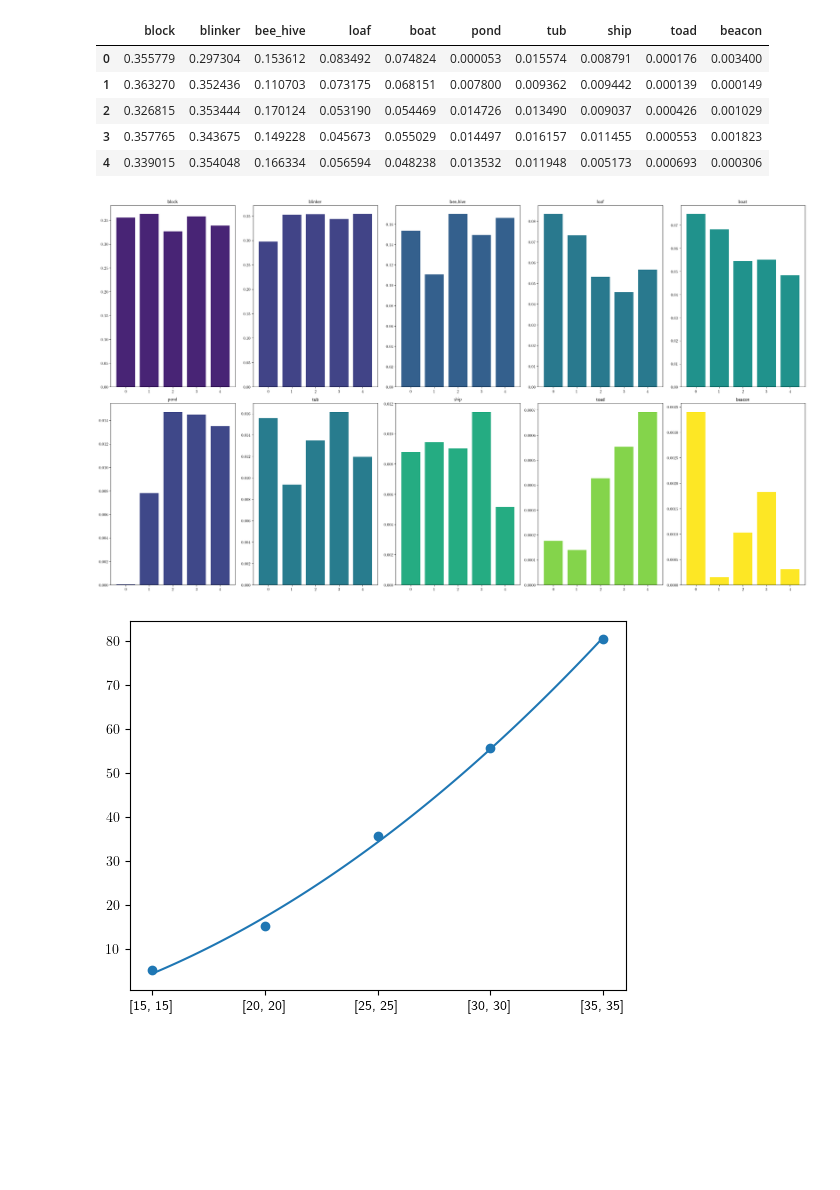
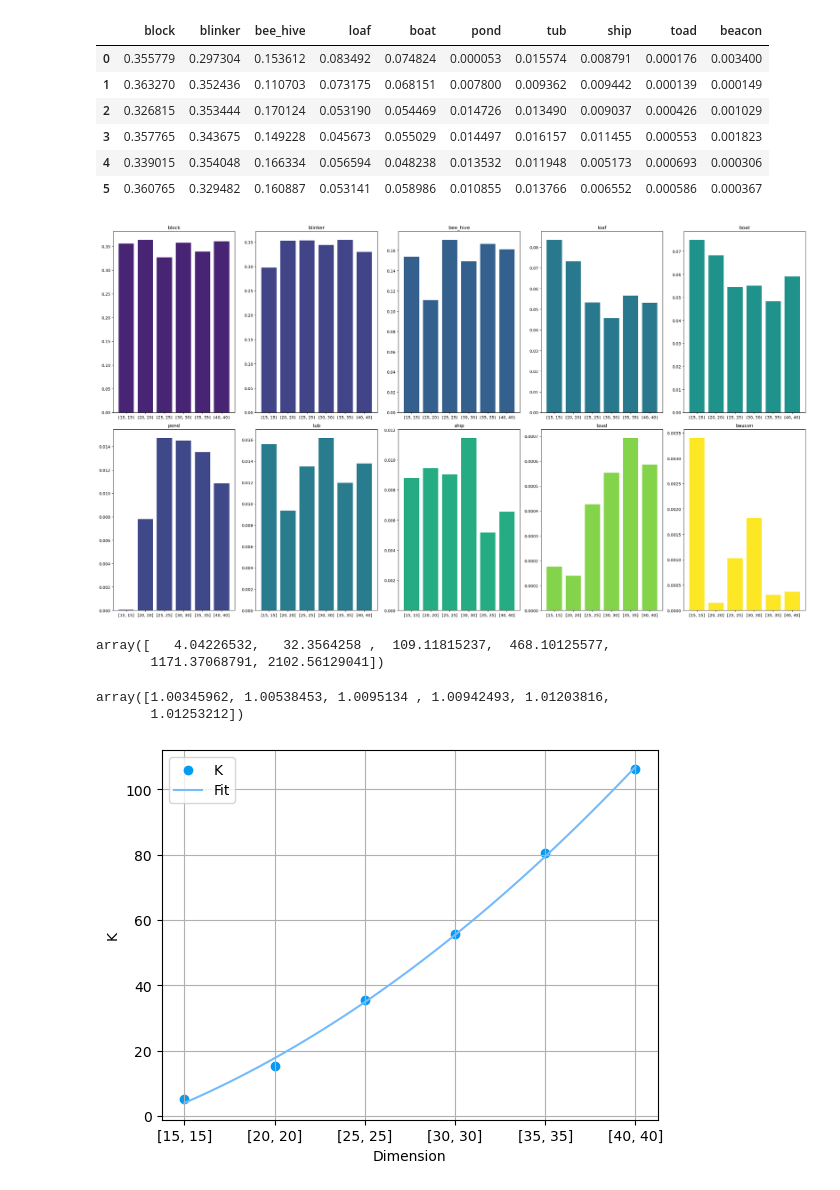
Before and after one commit to RiccardoTancredi/GameofLife, a Jupyter notebook: analisi_freq_lives.ipynb, the cells around one changed output. Drawn from its saved outputs; the diff is of its cells as text; code cells hidden in the pictures; blank space fills up the shorter version.

```diff
--- a/analisi_freq_lives.ipynb
+++ b/analisi_freq_lives.ipynb
@@ -19,7 +19,7 @@ pattern_period = {"block" : 1, "bee_hive" : 1, "loaf" : 1, "boat" : 1, "ship" :
 
 
 folder_name = 'data/'
-all_dim = [[i, i] for i in [15, 20, 25, 30, 35]]    #, 40
+all_dim = [[i, i] for i in [15, 20, 25, 30, 35, 40]]
 all_seed = list(range(100, 200))
 native = 37.5
 all_native = [native]
@@ -197,6 +216,7 @@ df_print
 | 2 | 0.326815 | 0.353444 | 0.170124 | 0.053190 | 0.054469 | 0.014726 | 0.013490 | 0.009037 | 0.000426 | 0.001029 |
 | 3 | 0.357765 | 0.343675 | 0.149228 | 0.045673 | 0.055029 | 0.014497 | 0.016157 | 0.011455 | 0.000553 | 0.001823 |
 | 4 | 0.339015 | 0.354048 | 0.166334 | 0.056594 | 0.048238 | 0.013532 | 0.011948 | 0.005173 | 0.000693 | 0.000306 |
+| 5 | 0.360765 | 0.329482 | 0.160887 | 0.053141 | 0.058986 | 0.010855 | 0.013766 | 0.006552 | 0.000586 | 0.000367 |
 # %%
 from matplotlib import cm
 # %%
@@ -204,16 +224,35 @@ subpat = ['block', 'blinker', 'bee_hive', 'loaf', 'boat', 'pond','tub', 'ship',
 # %%
 fig, ax = plt.subplots(ncols=5, nrows=2, figsize=(25, 14))
 my_colors = [(x/10.0, x/20.0, 0.4) for x in range(df_final2.shape[1]-1)]
 my_cmap = cm.get_cmap('viridis')
 rescale = lambda y: (y - np.min(y)) / (np.max(y) - np.min(y))
-# xlabels = [str(dim) for dim in all_dim]
+labels = [item.get_text() for item in ax[0, 0].get_xticklabels()]
+labels = [str(dim) for dim in all_dim]
 for j in range(2):
     for i in range(5):
         offset = (i+1)*(j+1)*25
         ax[j, i].bar(df_print.index, df_print[subpat[i+5*j]], label='Dimensions', color=my_cmap(i+5*j+offset)) #(0.2, 0.4, 0.6, 0.6)
         ax[j, i].set_title(subpat[i+5*j])
+        ax[j, i].xaxis.set_ticks(list(range(6)))
+        ax[j, i].set_xticklabels(labels)
 plt.tight_layout()
 plt.savefig('plots/'+"all_all"+'.png', bbox_inches='tight', dpi=300)
 plt.show()
 # %% [output]
-[figure, old version]
+[figure, new version]
+# %%
+K = np.array(K)
+K_err = np.array(K_err)
+r = np.array(r)
+r_err = np.array(r_err)
+a = 1+r
+x_star = r/(r+1)
+x_star*K*np.array([225, 400, 325, 900, 1225, 1600])
+# %% [output]
+array([   4.04226532,   32.3564258 ,  109.11815237,  468.10125577,
+       1171.37068791, 2102.56129041])
+# %%
+a
+# %% [output]
+array([1.00345962, 1.00538453, 1.0095134 , 1.00942493, 1.01203816,
+       1.01253212])
@@ -220,19 +261,25 @@ plt.show()
 # %%
 # How K scales with dimensions
+mpl.style.use('default')
 x_lab = [str(i) for i in all_dim]
 def f(x, a, b, c):
     return a*x**2+b*x+c
 f1 = np.vectorize(f)
-popt2, pcov2 = curve_fit(f, [15, 20, 25, 30, 35], K)
-x = [15, 20, 25, 30, 35]
-plt.scatter(x_lab, K)
-x_f = np.linspace(start=15, stop=35, num=100)
-x = np.linspace(start=0, stop=4, num=100)
-plt.plot(x, f1(x_f, popt2[0], popt2[1], popt2[2]))
+popt2, pcov2 = curve_fit(f, [15, 20, 25, 30, 35, 40], K)
+x = [15, 20, 25, 30, 35, 40]
+plt.scatter(x_lab, K, label='K', color='xkcd:azure')
+x_f = np.linspace(start=15, stop=40, num=100)
+x = np.linspace(start=0, stop=5, num=100)
+plt.plot(x, f1(x_f, popt2[0], popt2[1], popt2[2]), label='Fit', color='xkcd:sky blue')
 # plt.xticks(ticks=x_lab)
+plt.ylabel('K')
+plt.xlabel('Dimension')
+plt.legend()
+plt.grid(True)
+plt.savefig('plots/'+"K"+'.png', dpi=300)
 plt.show()
 # %% [output]
-[figure, old version]
+[figure, new version]
 # %%
 f(40, popt2[0], popt2[1], popt2[2])
 # %% [output]
```
Also changed, not shown: parts of 8 cells of this notebook, 17 other files.
